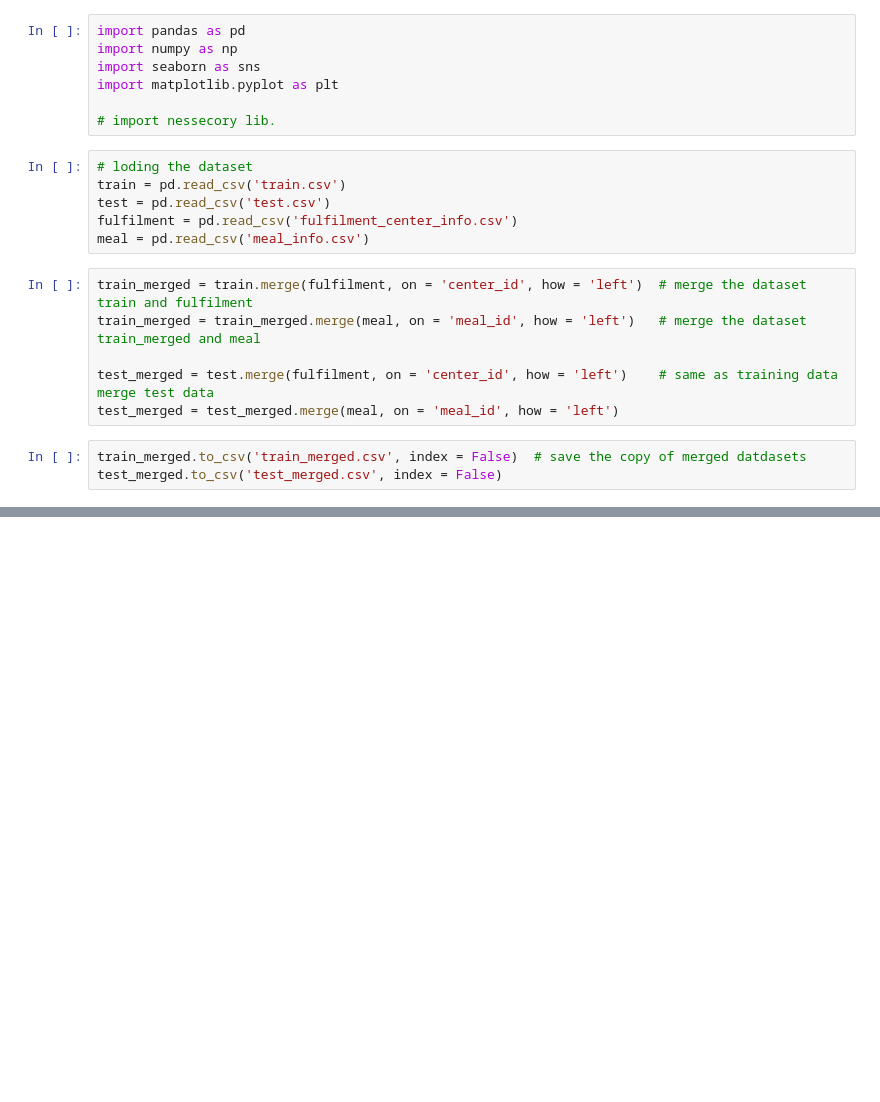
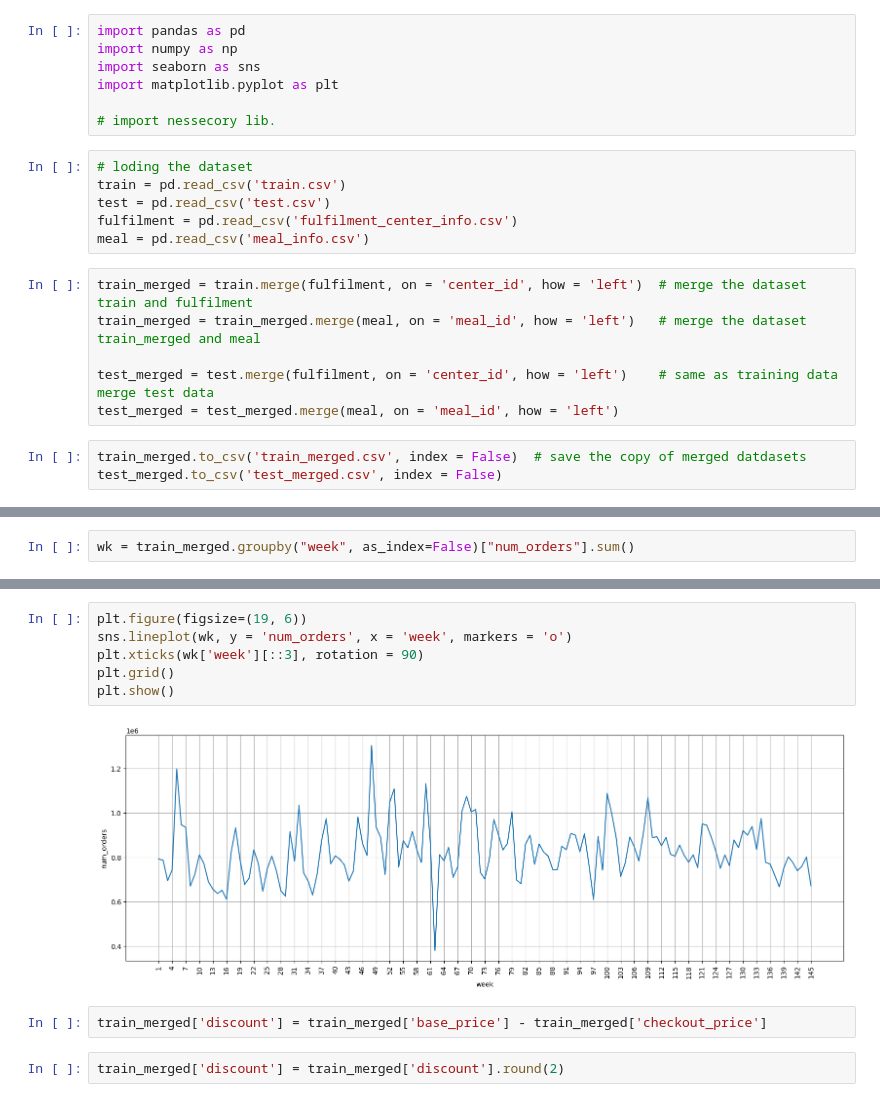
Before and after one commit to am1t-verma/AI_Demand_Forecasting_and_Inventory_Optimization, a Jupyter notebook: eda_food_demand_forecasting_v1.ipynb, the cells around one changed output, grey strips where cells are left out. Saved outputs shown, nothing was run; the diff lists cells and outputs as text; blank space fills up the shorter version.

Commit message:
feature engineering and plots

```diff
--- a/eda_food_demand_forecasting_v1.ipynb
+++ b/eda_food_demand_forecasting_v1.ipynb
@@ -43,0 +61,2 @@ dtype: int64
+# %%
+wk = train_merged.groupby("week", as_index=False)["num_orders"].sum()
@@ -43,0 +79,12 @@ dtype: int64
+# %%
+plt.figure(figsize=(19, 6))
+sns.lineplot(wk, y = 'num_orders', x = 'week', markers = 'o')
+plt.xticks(wk['week'][::3], rotation = 90)
+plt.grid()
+plt.show()
+# %% [output]
+[figure, added]
+# %%
+train_merged['discount'] = train_merged['base_price'] - train_merged['checkout_price']
+# %%
+train_merged['discount'] = train_merged['discount'].round(2)
```
Also changed, not shown: parts of 30 cells of this notebook.
